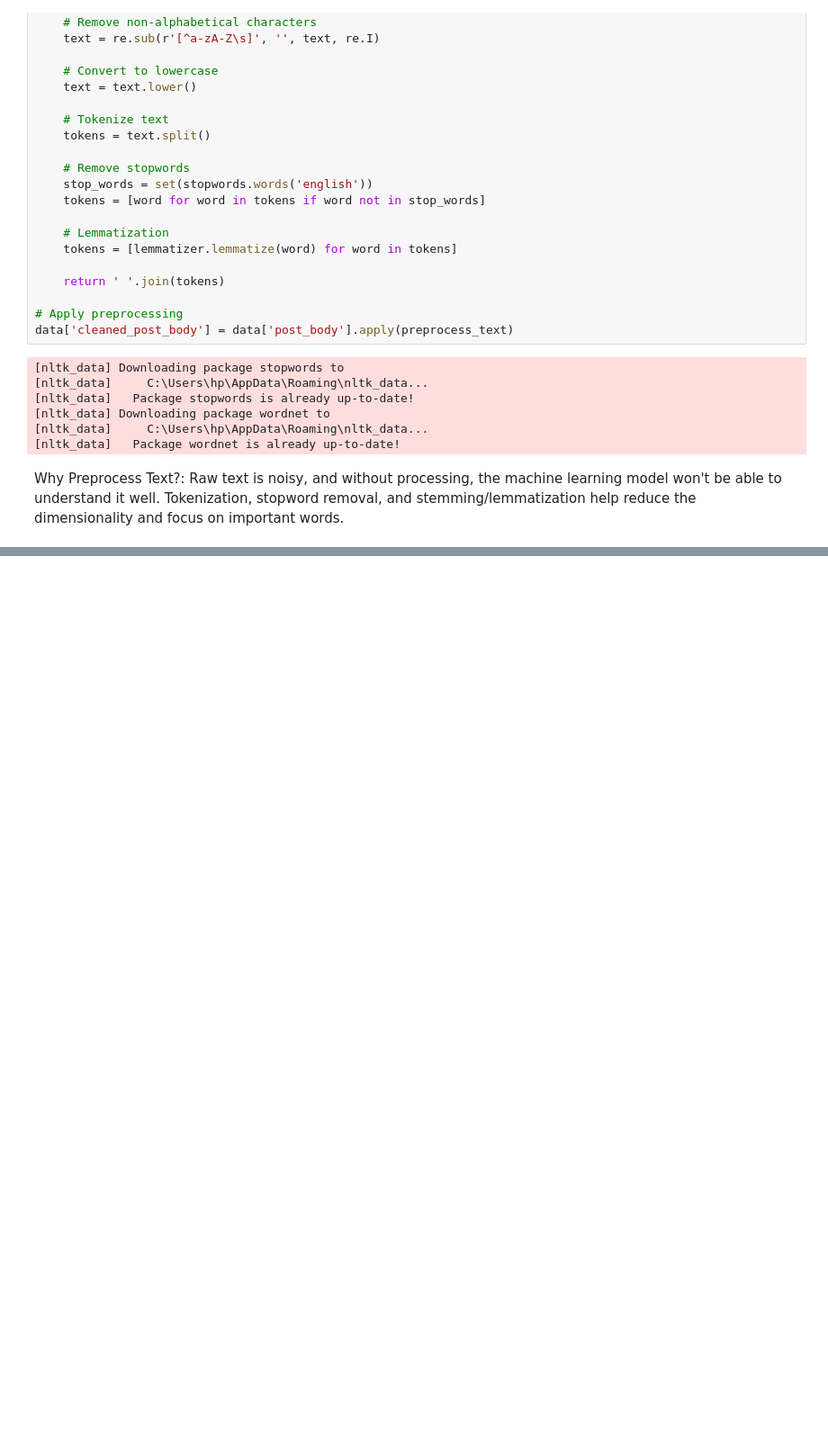
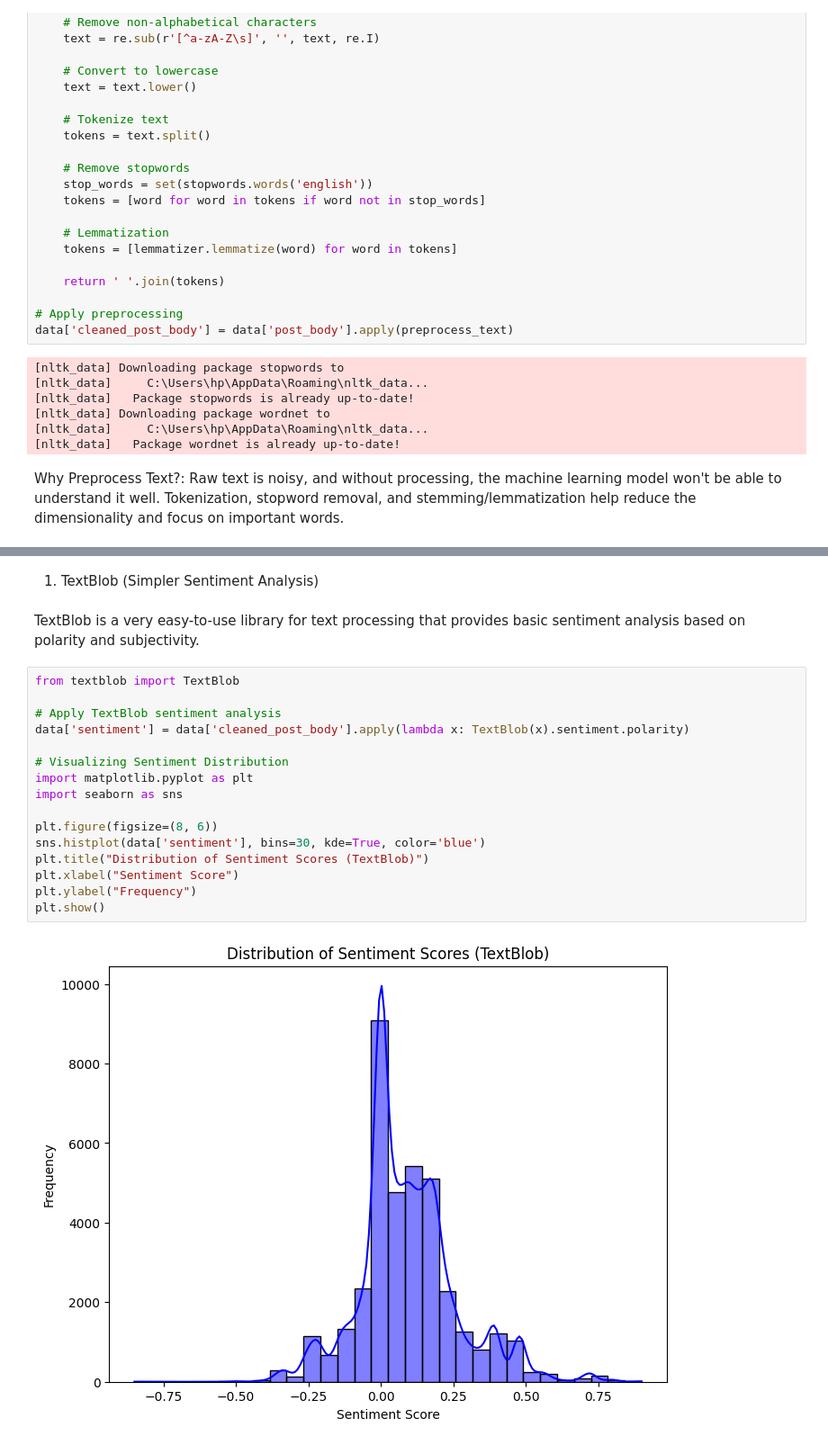
Before and after one commit to CynthiaJerono/Phase_5_Project, a Jupyter notebook: jimalex.ipynb, the cells around one changed output, grey strips where cells are left out. Shown at 90% size. Drawn from its saved outputs; the diff is of its cells as text; blank space fills up the shorter version.

```diff
--- a/jimalex.ipynb
+++ b/jimalex.ipynb
@@ -1231,0 +1241,22 @@ Why Preprocess Text?: Raw text is noisy, and without processing, the machine lea
+# %% [markdown]
+1. TextBlob (Simpler Sentiment Analysis)
+# %% [markdown]
+TextBlob is a very easy-to-use library for text processing that provides basic sentiment analysis based on polarity and subjectivity.
+# %%
+from textblob import TextBlob
+
+# Apply TextBlob sentiment analysis
+data['sentiment'] = data['cleaned_post_body'].apply(lambda x: TextBlob(x).sentiment.polarity)
+
+# Visualizing Sentiment Distribution
+import matplotlib.pyplot as plt
+import seaborn as sns
+
+plt.figure(figsize=(8, 6))
+sns.histplot(data['sentiment'], bins=30, kde=True, color='blue')
+plt.title("Distribution of Sentiment Scores (TextBlob)")
+plt.xlabel("Sentiment Score")
+plt.ylabel("Frequency")
+plt.show()
+# %% [output]
+[figure, added]
```
Also changed, not shown: parts of 10 cells of this notebook, 1 other file.
